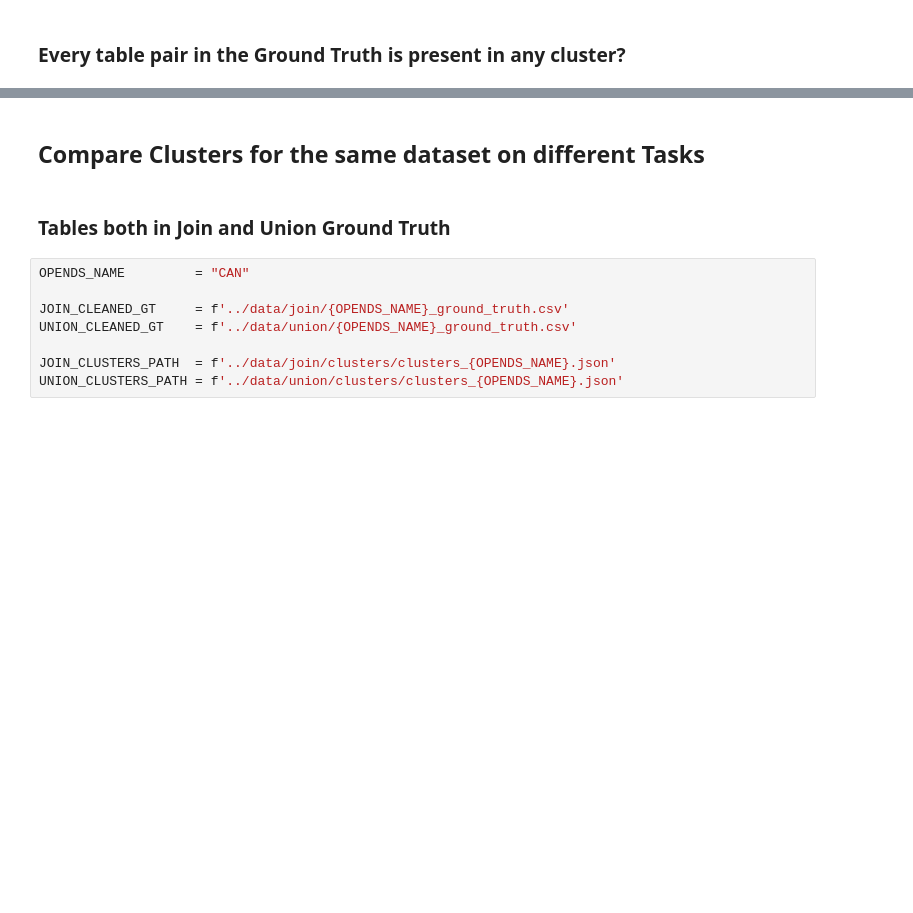
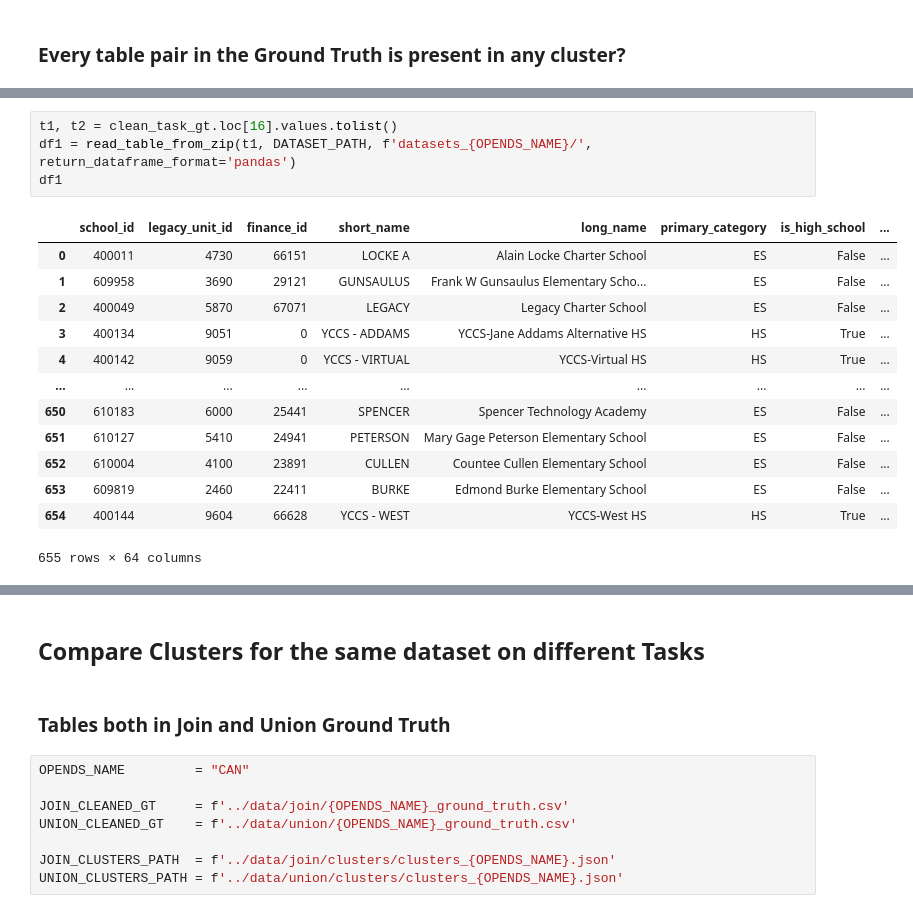
Before and after one commit to dbmodena/orqa, a Jupyter notebook: notebooks/tables_clustering.ipynb, the cells around one changed output, grey strips where cells are left out. Saved outputs shown, nothing was run; the diff lists cells and outputs as text; blank space fills up the shorter version.

```diff
--- a/notebooks/tables_clustering.ipynb
+++ b/notebooks/tables_clustering.ipynb
@@ -244,0 +245,18 @@ Pairs that are not present in any single cluster: 310 (15%)
+# %%
+t1, t2 = clean_task_gt.loc[16].values.tolist()
+df1 = read_table_from_zip(t1, DATASET_PATH, f'datasets_{OPENDS_NAME}/', return_dataframe_format='pandas')
+df1
+# %% [output]
+|  | school_id | legacy_unit_id | finance_id | short_name | long_name | primary_category | is_high_school | ... |
+| 0 | 400011 | 4730 | 66151 | LOCKE A | Alain Locke Charter School | ES | False | ... |
+| 1 | 609958 | 3690 | 29121 | GUNSAULUS | Frank W Gunsaulus Elementary Scho... | ES | False | ... |
+| 2 | 400049 | 5870 | 67071 | LEGACY | Legacy Charter School | ES | False | ... |
+| 3 | 400134 | 9051 | 0 | YCCS - ADDAMS | YCCS-Jane Addams Alternative HS | HS | True | ... |
+| 4 | 400142 | 9059 | 0 | YCCS - VIRTUAL | YCCS-Virtual HS | HS | True | ... |
+| ... | ... | ... | ... | ... | ... | ... | ... | ... |
+| 650 | 610183 | 6000 | 25441 | SPENCER | Spencer Technology Academy | ES | False | ... |
+| 651 | 610127 | 5410 | 24941 | PETERSON | Mary Gage Peterson Elementary School | ES | False | ... |
+| 652 | 610004 | 4100 | 23891 | CULLEN | Countee Cullen Elementary School | ES | False | ... |
+| 653 | 609819 | 2460 | 22411 | BURKE | Edmond Burke Elementary School | ES | False | ... |
+| 654 | 400144 | 9604 | 66628 | YCCS - WEST | YCCS-West HS | HS | True | ... |
+655 rows × 64 columns
```
Also changed, not shown: parts of 11 cells of this notebook, 11 other files.
